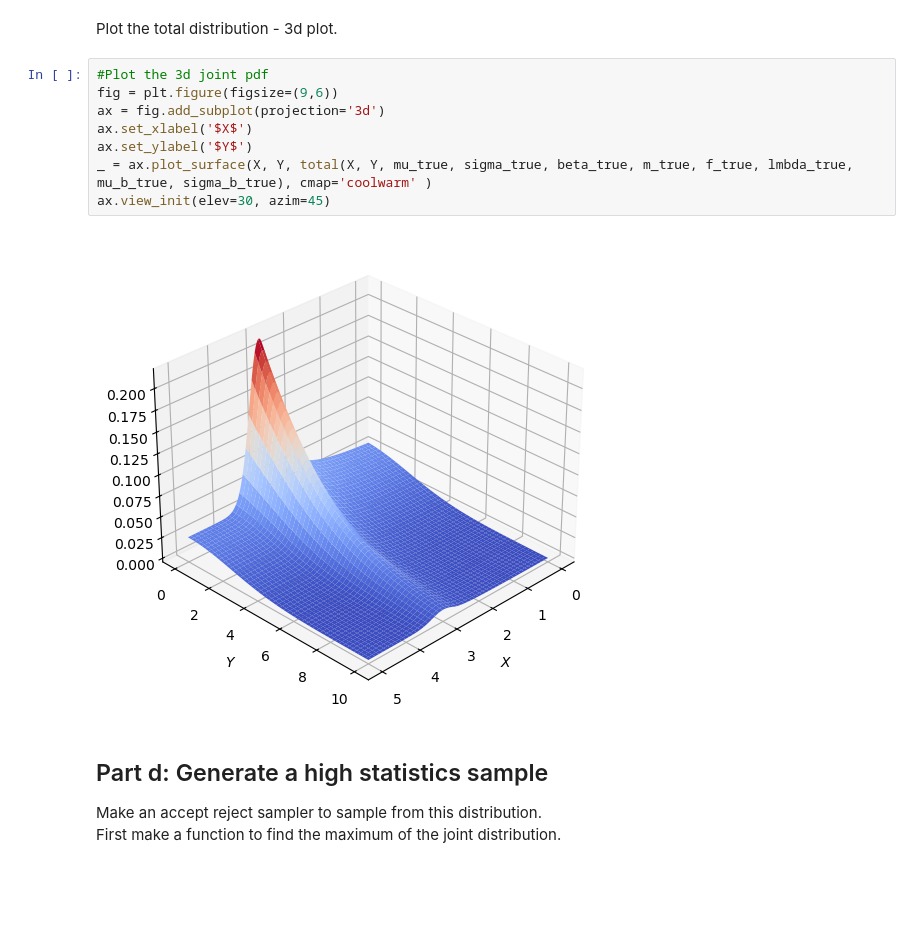
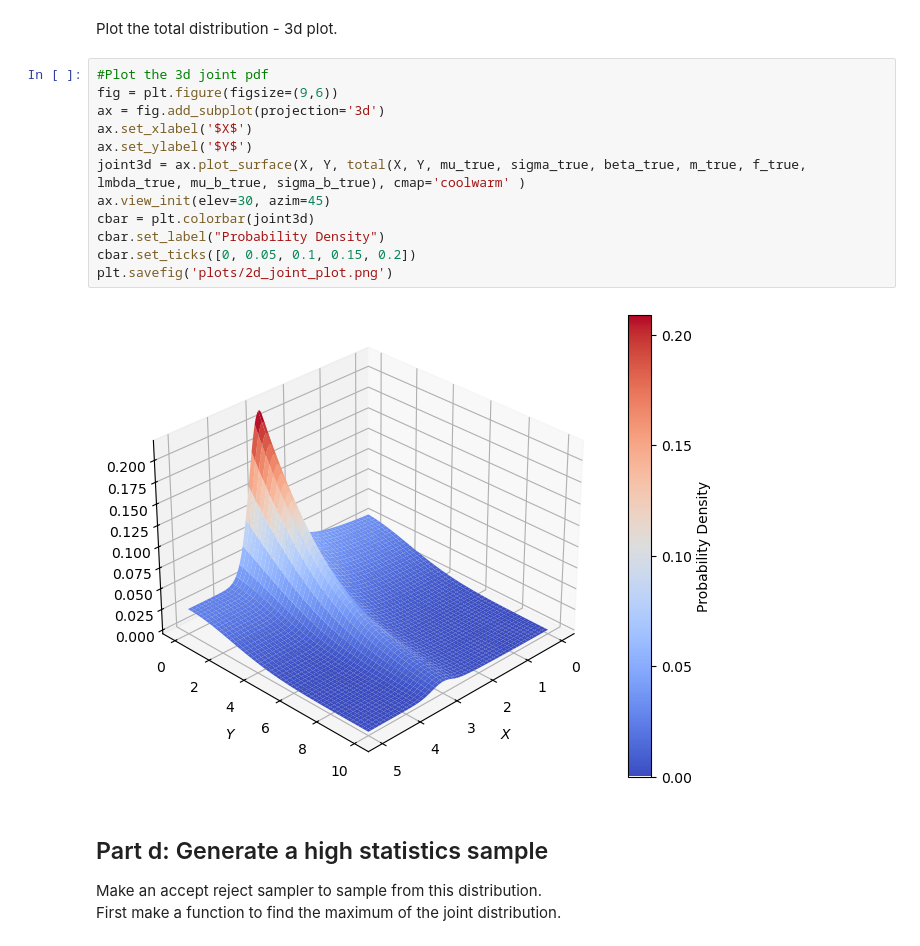
Before and after one commit to elizabethsztan/DIS_S1, a Jupyter notebook: s1_coursework.ipynb, the cells around one changed output. Saved outputs shown, nothing was run; the diff lists cells and outputs as text; blank space fills up the shorter version.

Commit message:
extra plots

```diff
--- a/s1_coursework.ipynb
+++ b/s1_coursework.ipynb
@@ -233,13 +233,17 @@ Plot the total distribution - 3d plot.
 # %%
 #Plot the 3d joint pdf
 fig = plt.figure(figsize=(9,6))
 ax = fig.add_subplot(projection='3d')
 ax.set_xlabel('$X$')
 ax.set_ylabel('$Y$')
-_ = ax.plot_surface(X, Y, total(X, Y, mu_true, sigma_true, beta_true, m_true, f_true, lmbda_true, mu_b_true, sigma_b_true), cmap='coolwarm' )
+joint3d = ax.plot_surface(X, Y, total(X, Y, mu_true, sigma_true, beta_true, m_true, f_true, lmbda_true, mu_b_true, sigma_b_true), cmap='coolwarm' )
 ax.view_init(elev=30, azim=45)
+cbar = plt.colorbar(joint3d)
+cbar.set_label("Probability Density")
+cbar.set_ticks([0, 0.05, 0.1, 0.15, 0.2])
+plt.savefig('plots/2d_joint_plot.png')
 # %% [output]
-[figure, old version]
+[figure, new version]
 # %% [markdown]
 ## Part d: Generate a high statistics sample
 Make an accept reject sampler to sample from this distribution.\
```
Also changed, not shown: parts of 4 cells of this notebook, 1 other file.
